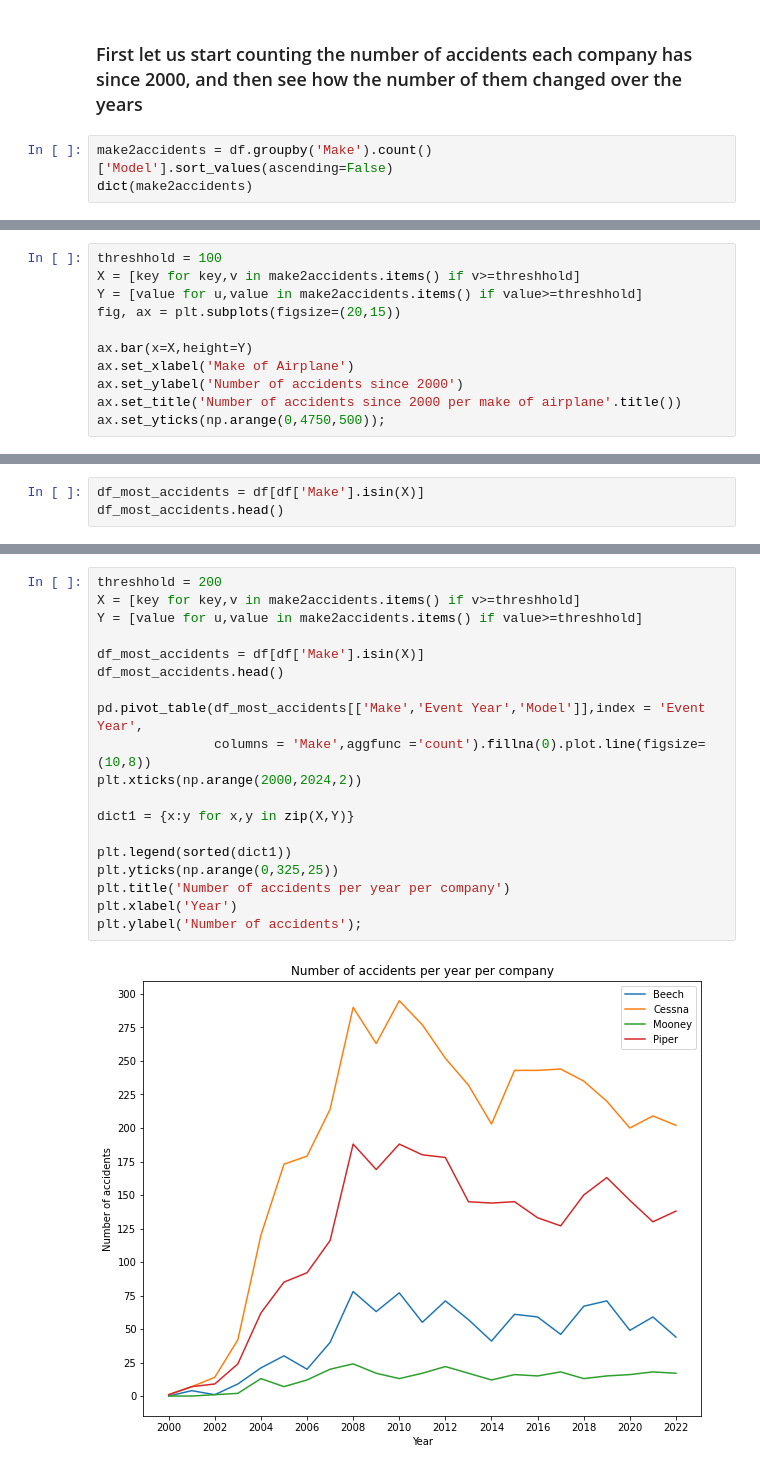
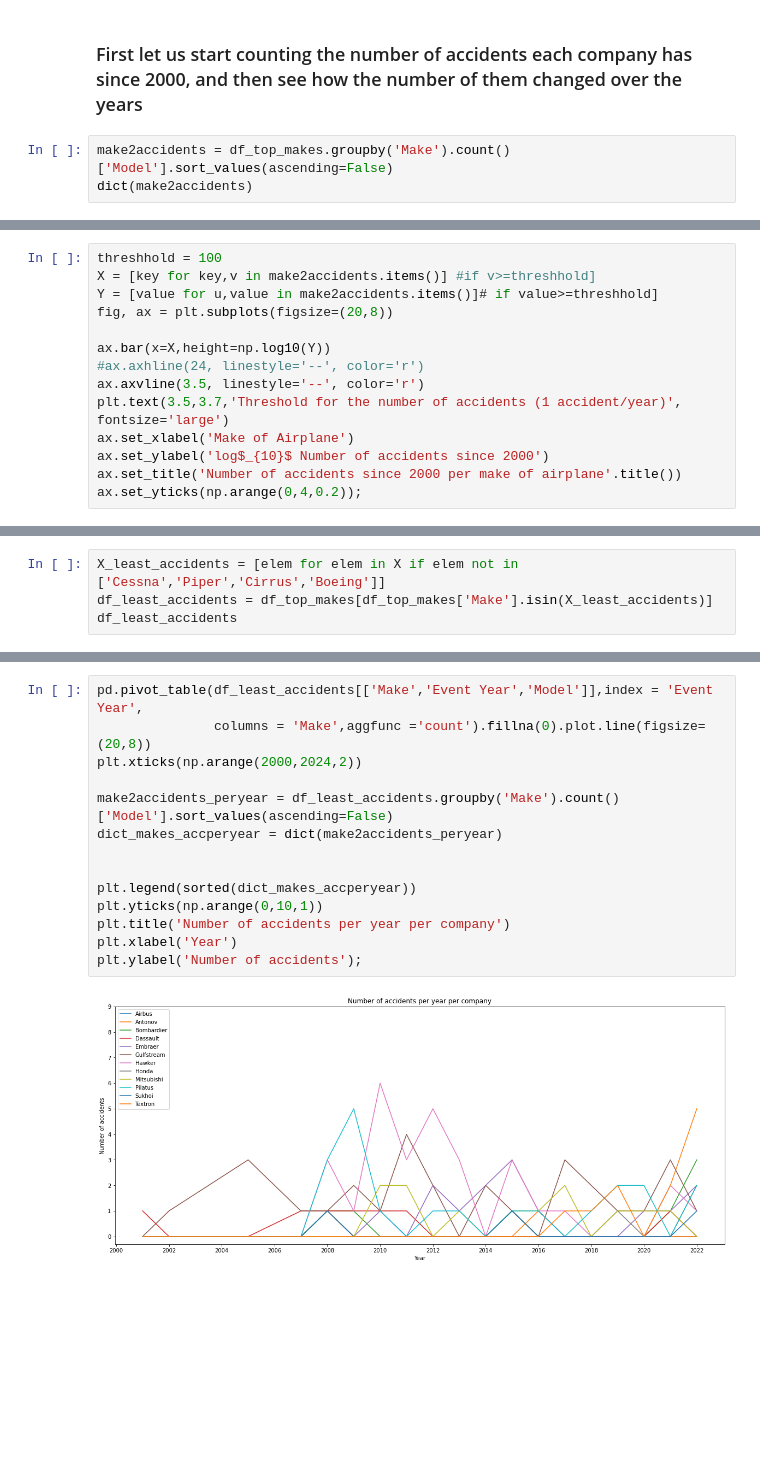
Before and after one commit to silver032/dsc-aviation_market_entry, a Jupyter notebook: aviation_market_entry_analysis.ipynb, the cells around one changed output, grey strips where cells are left out. Cells and saved outputs as stored; diff of their text form; blank space fills up the shorter version.

```diff
--- a/aviation_market_entry_analysis.ipynb
+++ b/aviation_market_entry_analysis.ipynb
@@ -345,6 +393,6 @@ df.head()
 # %% [markdown]
 ### First let us start counting the number of accidents each company has since 2000, and then see how the number of them changed over the years
 # %%
-make2accidents = df.groupby('Make').count()['Model'].sort_values(ascending=False)
+make2accidents = df_top_makes.groupby('Make').count()['Model'].sort_values(ascending=False)
 dict(make2accidents)
 # %% [output]
@@ -378,12 +415,15 @@ Name: Model, dtype: int64
 # %%
 threshhold = 100
-X = [key for key,v in make2accidents.items() if v>=threshhold]
-Y = [value for u,value in make2accidents.items() if value>=threshhold]
-fig, ax = plt.subplots(figsize=(20,15))
+X = [key for key,v in make2accidents.items()] #if v>=threshhold]
+Y = [value for u,value in make2accidents.items()]# if value>=threshhold]
+fig, ax = plt.subplots(figsize=(20,8))
 
-ax.bar(x=X,height=Y)
+ax.bar(x=X,height=np.log10(Y))
+#ax.axhline(24, linestyle='--', color='r')
+ax.axvline(3.5, linestyle='--', color='r')
+plt.text(3.5,3.7,'Threshold for the number of accidents (1 accident/year)', fontsize='large')
 ax.set_xlabel('Make of Airplane')
-ax.set_ylabel('Number of accidents since 2000')
+ax.set_ylabel('log$_{10}$ Number of accidents since 2000')
 ax.set_title('Number of accidents since 2000 per make of airplane'.title())
-ax.set_yticks(np.arange(0,4750,500));
+ax.set_yticks(np.arange(0,4,0.2));
 # %% [output]
@@ -391,5 +431,6 @@ ax.set_yticks(np.arange(0,4750,500));
 # %%
-df_most_accidents = df[df['Make'].isin(X)]
-df_most_accidents.head()
+X_least_accidents = [elem for elem in X if elem not in ['Cessna','Piper','Cirrus','Boeing']]
+df_least_accidents = df_top_makes[df_top_makes['Make'].isin(X_least_accidents)]
+df_least_accidents
 # %% [output]
 |  | Aircraft Damage | Make | Model | Amateur Built | Purpose Of Flight | Total Fatal Injuries | ... |
@@ -401,22 +449,17 @@ df_most_accidents.head()
 # %%
-threshhold = 200
-X = [key for key,v in make2accidents.items() if v>=threshhold]
-Y = [value for u,value in make2accidents.items() if value>=threshhold]
-
-df_most_accidents = df[df['Make'].isin(X)]
-df_most_accidents.head()
-
-pd.pivot_table(df_most_accidents[['Make','Event Year','Model']],index = 'Event Year',
-               columns = 'Make',aggfunc ='count').fillna(0).plot.line(figsize=(10,8))
+pd.pivot_table(df_least_accidents[['Make','Event Year','Model']],index = 'Event Year',
+               columns = 'Make',aggfunc ='count').fillna(0).plot.line(figsize=(20,8))
 plt.xticks(np.arange(2000,2024,2))
 
-dict1 = {x:y for x,y in zip(X,Y)}
+make2accidents_peryear = df_least_accidents.groupby('Make').count()['Model'].sort_values(ascending=False)
+dict_makes_accperyear = dict(make2accidents_peryear)
 
-plt.legend(sorted(dict1))
-plt.yticks(np.arange(0,325,25))
+
+plt.legend(sorted(dict_makes_accperyear))
+plt.yticks(np.arange(0,10,1))
 plt.title('Number of accidents per year per company')
 plt.xlabel('Year')
 plt.ylabel('Number of accidents');
 # %% [output]
-[figure, old version]
+[figure, new version]
 # %% [markdown]
```
Also changed, not shown: parts of 11 cells of this notebook.
